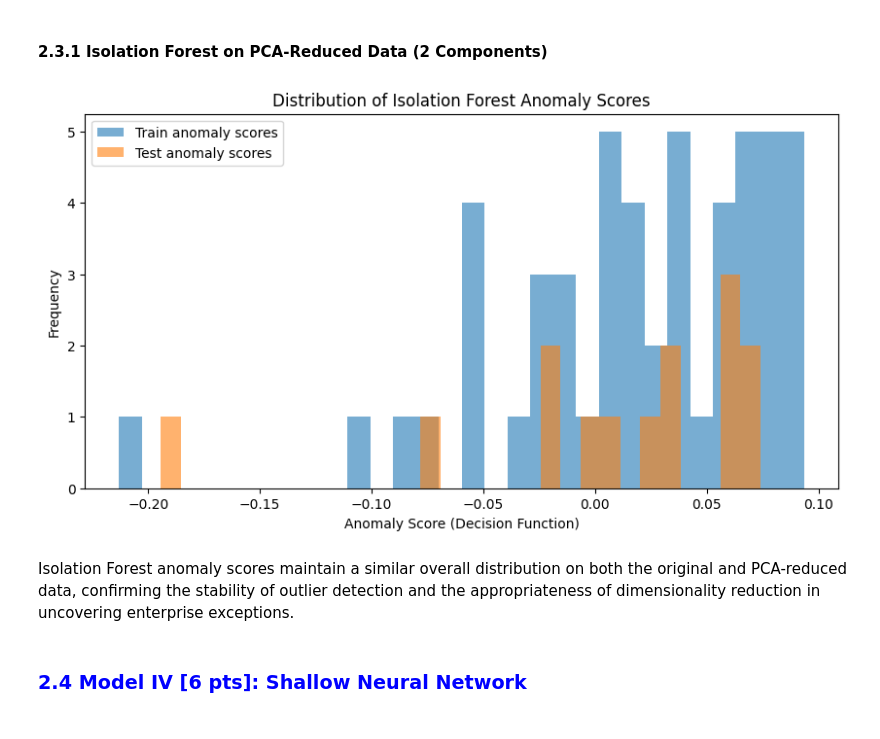
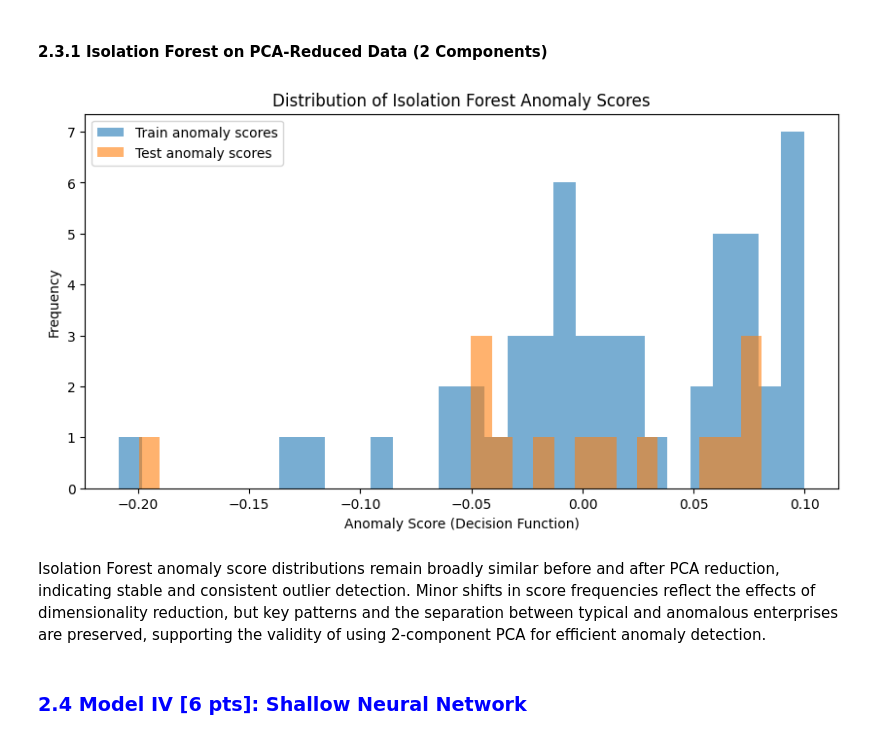
Before and after one commit to TheKusz/ML_DSM040-2025-APR, a Jupyter notebook: CW 2/CW2.ipynb, the cells around one changed output. Drawn from its saved outputs; the diff is of its cells as text; code cells hidden in the pictures.

```diff
--- a/CW 2/CW2.ipynb
+++ b/CW 2/CW2.ipynb
@@ -367,4 +367,6 @@ This clustering reflects underlying structure in the data complementary to PCA
 #### 2.2.1 K-means Clustering on PCA-Reduced Data (2 Components)
 # %% [markdown]
 Approximately 93% of the total variance in the dataset is captured by just two principal components. This significant dimensionality reduction simplifies the data structure and enables clearer visualization of groupings in the subsequent models. In the following subsections, the models will be rerun using the PCA-reduced feature set to evaluate how this transformation affects their performance and interpretability.
+# %%
+X_train_pca2, X_test_pca2, pca2 = get_train_test_pca(n=2)
 # %%
@@ -423,12 +425,12 @@ There is substantial overlap in the score distributions, suggesting that:
 # %% [markdown]
 #### 2.3.1 Isolation Forest on PCA-Reduced Data (2 Components)
 # %%
-train_anomalies_pca, test_anomalies_pca, iso_forest_pca = train_test_isolation_forest(X_train = X_train_pca, X_test = X_test_pca)
-_ = plot_train_test_anomaly_scores(iso_forest_pca, X_train_pca, X_test_pca)
+train_anomalies_pca2, test_anomalies_pca2, iso_forest_pca2 = train_test_isolation_forest(X_train = X_train_pca2, X_test = X_test_pca2)
+_ = plot_train_test_anomaly_scores(iso_forest_pca2, X_train_pca2, X_test_pca2)
 # %% [output]
-[figure, old version]
+[figure, new version]
 # %% [markdown]
-Isolation Forest anomaly scores maintain a similar overall distribution on both the original and PCA-reduced data, confirming the stability of outlier detection and the appropriateness of dimensionality reduction in uncovering enterprise exceptions.
+Isolation Forest anomaly score distributions remain broadly similar before and after PCA reduction, indicating stable and consistent outlier detection. Minor shifts in score frequencies reflect the effects of dimensionality reduction, but key patterns and the separation between typical and anomalous enterprises are preserved, supporting the validity of using 2-component PCA for efficient anomaly detection.
 # %% [markdown]
 ### <font color='blue'>2.4 Model IV [6 pts]: Shallow Neural Network</font>
 # %% [markdown]
```
Also changed, not shown: parts of 15 cells of this notebook.
